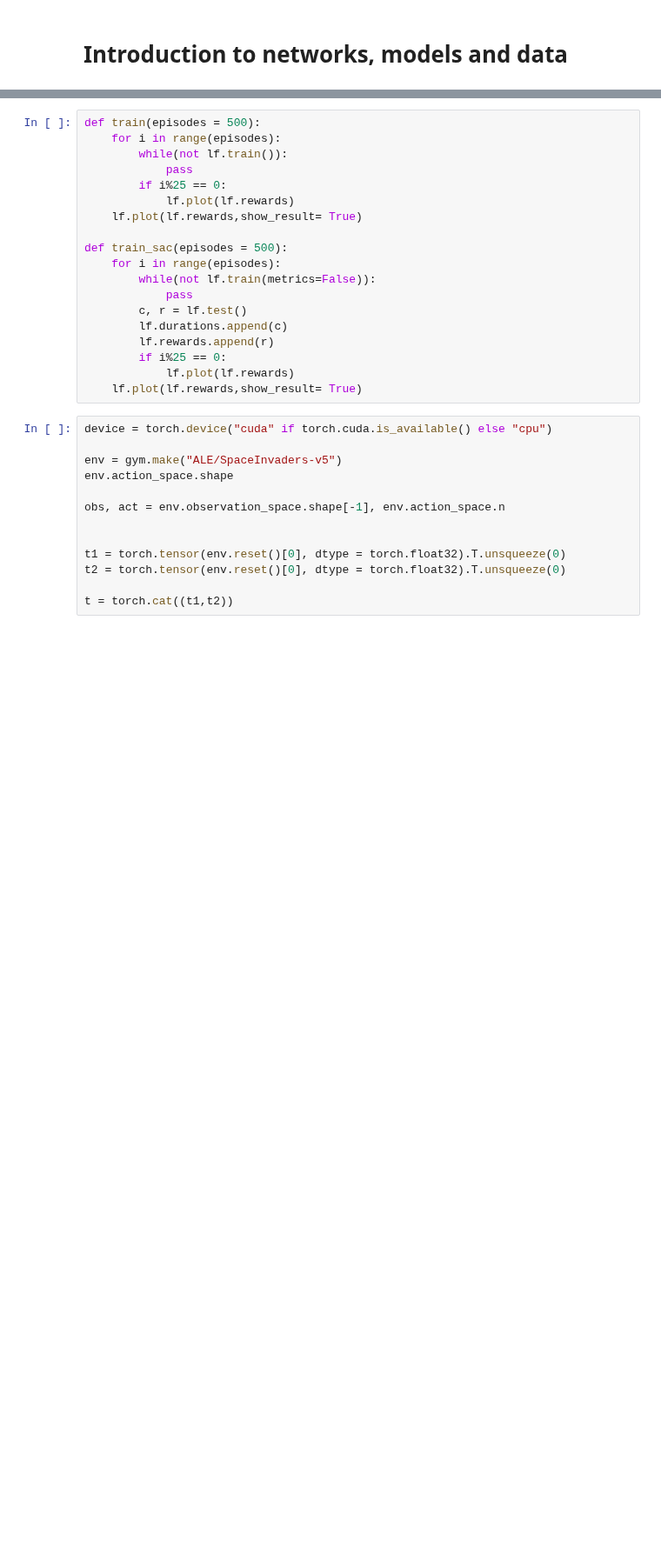
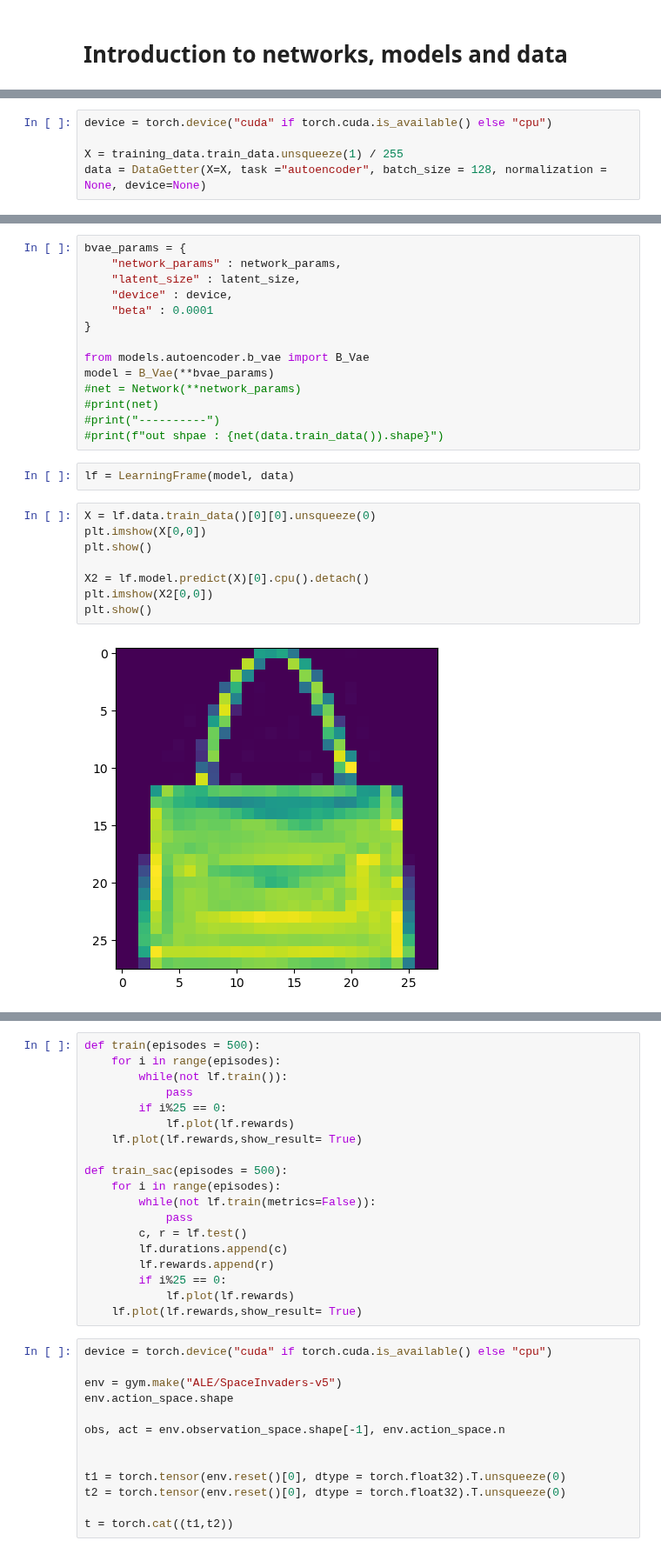
Before and after one commit to bcozmen/deeppy, a Jupyter notebook: example.ipynb, the cells around one changed output, grey strips where cells are left out. Shown at 87% size. Cells and saved outputs as stored; diff of their text form; blank space fills up the shorter version.

```diff
--- a/example.ipynb
+++ b/example.ipynb
@@ -20,0 +63,5 @@ from networks.network import Network
+# %%
+device = torch.device("cuda" if torch.cuda.is_available() else "cpu")
+
+X = training_data.train_data.unsqueeze(1) / 255
+data = DataGetter(X=X, task ="autoencoder", batch_size = 128, normalization = None, device=None)
@@ -20,0 +182,26 @@ from networks.network import Network
+# %%
+bvae_params = {
+    "network_params" : network_params,
+    "latent_size" : latent_size,
+    "device" : device,
+    "beta" : 0.0001
+}
+
+from models.autoencoder.b_vae import B_Vae
+model = B_Vae(**bvae_params)
+#net = Network(**network_params)
+#print(net)
+#print("----------")
+#print(f"out shpae : {net(data.train_data()).shape}")
+# %%
+lf = LearningFrame(model, data)
+# %%
+X = lf.data.train_data()[0][0].unsqueeze(0)
+plt.imshow(X[0,0])
+plt.show()
+
+X2 = lf.model.predict(X)[0].cpu().detach()
+plt.imshow(X2[0,0])
+plt.show()
+# %% [output]
+[figure, added]
```
Also changed, not shown: parts of 6 cells of this notebook, 15 other files.
